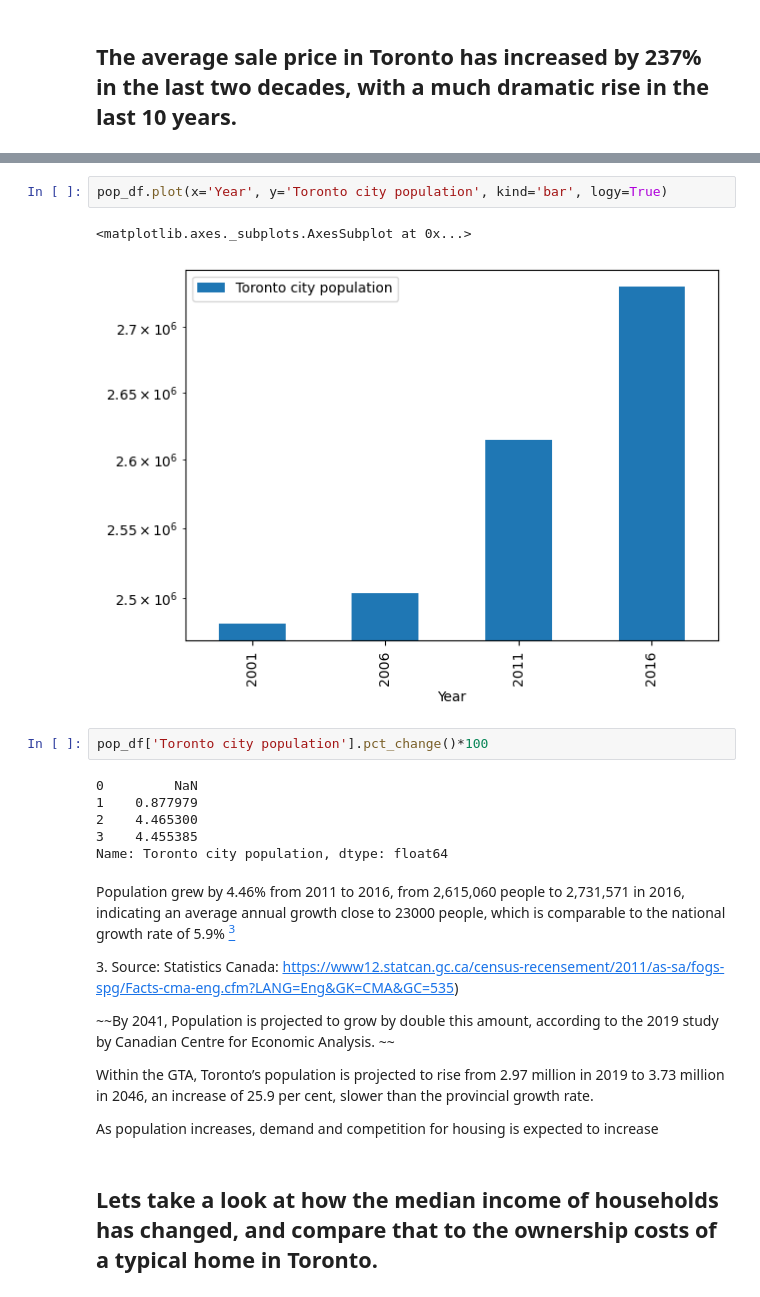
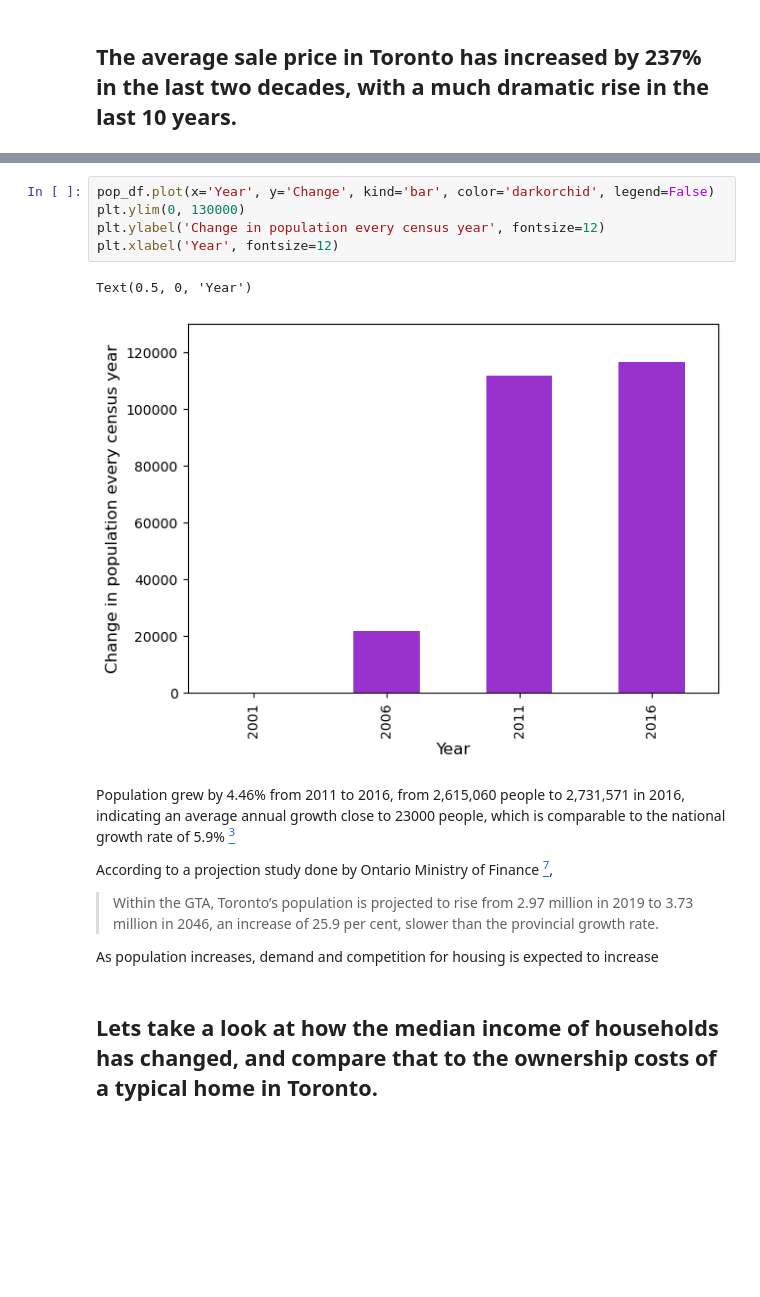
Before and after one commit to prashansa/TorontoHousingMarket, a Jupyter notebook: Toronto Housing Market.ipynb, the cells around one changed output, grey strips where cells are left out. Drawn from its saved outputs; the diff is of its cells as text; blank space fills up the shorter version.

Commit message:
final analysis

```diff
--- a/Toronto Housing Market.ipynb
+++ b/Toronto Housing Market.ipynb
@@ -95,32 +101,22 @@ pop_df
-# %%
-pop_df.plot(x='Year', y='Toronto city population', kind='bar', logy=True)
-# %% [output]
-<matplotlib.axes._subplots.AxesSubplot at 0x...>
-[figure, removed]
-# %%
-pop_df['Toronto city population'].pct_change()*100
-# %% [output]
-0         NaN
-1    0.877979
-2    4.465300
-3    4.455385
-Name: Toronto city population, dtype: float64
+# %%
+pop_df.plot(x='Year', y='Change', kind='bar', color='darkorchid', legend=False)
+plt.ylim(0, 130000)
+plt.ylabel('Change in population every census year', fontsize=12)
+plt.xlabel('Year', fontsize=12)
+# %% [output]
+Text(0.5, 0, 'Year')
+[figure, added]
 # %% [markdown]
 Population grew by 4.46% from 2011 to 2016, from 2,615,060 people to 2,731,571 in 2016, indicating an average annual growth close to 23000 people, which is comparable to the national growth rate of 5.9% [<sup>3</sup>](#fn3)
 
 
 
-<span id="fn3">3. Source:  Statistics Canada: https://www12.statcan.gc.ca/census-recensement/2011/as-sa/fogs-spg/Facts-cma-eng.cfm?LANG=Eng&GK=CMA&GC=535) </span>
+According to a projection study done by Ontario Ministry of Finance [<sup>7</sup>](#fn7),
+
+> Within the GTA, Toronto’s population is projected to rise from 2.97 million in 2019 to 3.73 million in 2046, an increase of 25.9 per cent, slower than the provincial growth rate.
 
 
 
-
-
-~~By 2041, Population is projected to grow by double this amount, according to the 2019 study by Canadian Centre for Economic Analysis. ~~
-
-Within the GTA, Toronto’s population is projected to rise from 2.97 million in 2019 to 3.73 million in 2046, an increase of 25.9 per cent, slower than the provincial growth rate.
-
-
 As population increases, demand and competition for housing is expected to increase
 # %% [markdown]
 ##  Lets take a look at how the median income of households has changed, and compare that to the ownership costs of a typical home in Toronto.
```
Also changed, not shown: parts of 27 cells of this notebook, 7 other files.
